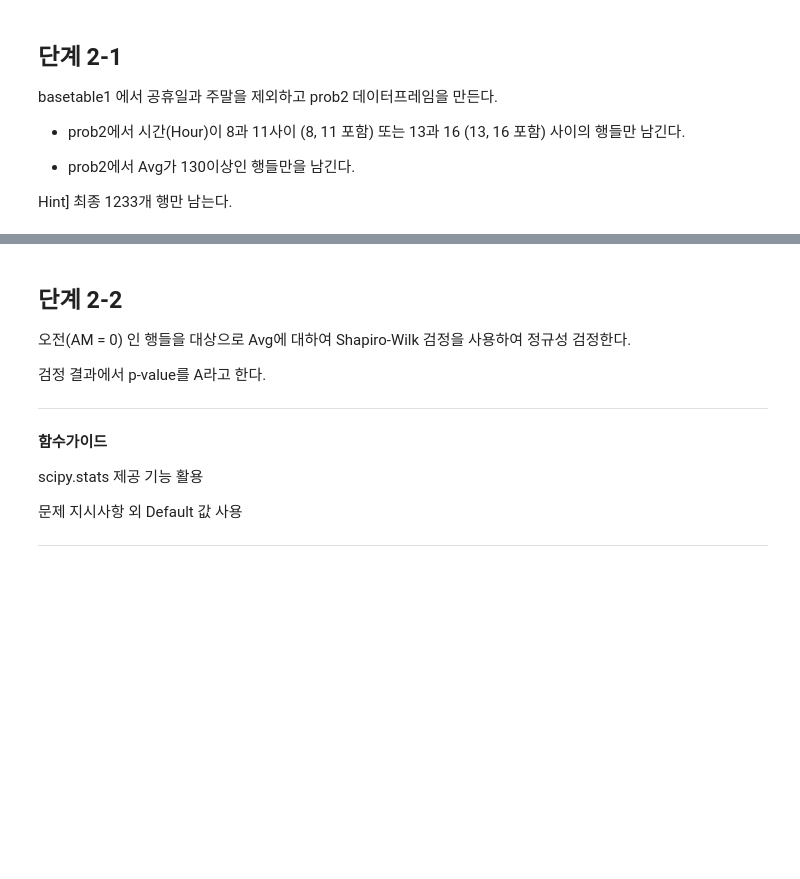
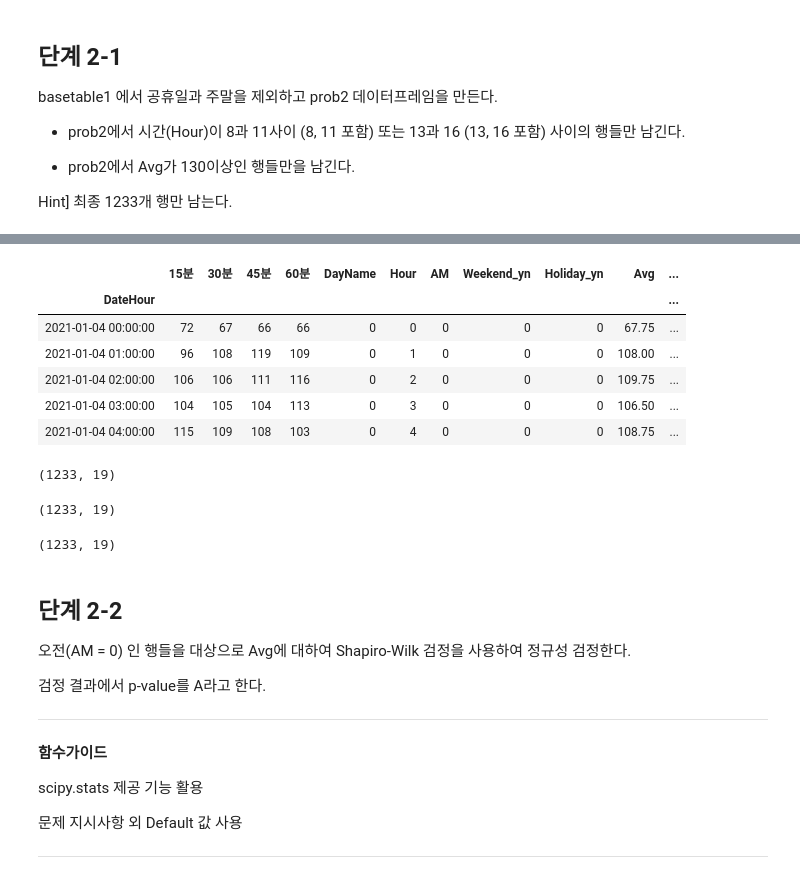
Before and after one commit to sunkusun9/DS_lv3_2410_2, a Jupyter notebook: sec_ds_lv3_prob3_prob.ipynb, the cells around one changed output, grey strips where cells are left out. Saved outputs shown, nothing was run; the diff lists cells and outputs as text; code cells hidden in the pictures; blank space fills up the shorter version.

```diff
--- a/sec_ds_lv3_prob3_prob.ipynb
+++ b/sec_ds_lv3_prob3_prob.ipynb
@@ -835,3 +846,55 @@ Hint] 최종 1233개 행만 남는다.
+# %%
+# 첫번째 필터링 방법 2
+df_prob2 = df_basetable1.loc[
+    ~(df_basetable1[['Weekend_yn', 'Holiday_yn']] == 1).any(axis=1)
+]
+df_prob2.head()
+# %% [output]
+|  | 15분 | 30분 | 45분 | 60분 | DayName | Hour | AM | Weekend_yn | Holiday_yn | Avg | ... |
+| DateHour |  |  |  |  |  |  |  |  |  |  | ... |
+| 2021-01-04 00:00:00 | 72 | 67 | 66 | 66 | 0 | 0 | 0 | 0 | 0 | 67.75 | ... |
+| 2021-01-04 01:00:00 | 96 | 108 | 119 | 109 | 0 | 1 | 0 | 0 | 0 | 108.00 | ... |
+| 2021-01-04 02:00:00 | 106 | 106 | 111 | 116 | 0 | 2 | 0 | 0 | 0 | 109.75 | ... |
+| 2021-01-04 03:00:00 | 104 | 105 | 104 | 113 | 0 | 3 | 0 | 0 | 0 | 106.50 | ... |
+| 2021-01-04 04:00:00 | 115 | 109 | 108 | 103 | 0 | 4 | 0 | 0 | 0 | 108.75 | ... |
+# %%
+# 두번째 필터링 방법 1
+# prob2에서 시간(Hour)이 8과 11사이 (8, 11 포함) 또는 13과 16 (13, 16 포함) 사이의 행들만 남긴다.
+# prob2에서 Avg가 130이상인 행들만을 남긴다.
+df_prob2 = df_prob2.query('((Hour >= 8 and Hour <= 11) or (Hour >= 13 and Hour <= 16)) and (Avg >= 130)')
+df_prob2.shape
+# %% [output]
+(1233, 19)
+# %%
+# 두번째 필터링 방법 2
+# prob2에서 시간(Hour)이 8과 11사이 (8, 11 포함) 또는 13과 16 (13, 16 포함) 사이의 행들만 남긴다.
+# prob2에서 Avg가 130이상인 행들만을 남긴다.
+df_prob2 = df_prob2.loc[
+    (
+        (df_prob2['Hour'] >= 8) & (df_prob2['Hour'] <= 11)) |\
+        ((df_prob2['Hour'] >= 13) & (df_prob2['Hour'] <= 16)
+    ) & (
+        df_prob2['Avg'] >= 130
+    )
+]
+df_prob2.shape
+# %% [output]
+(1233, 19)
+# %%
+# 두번째 필터링 방법 2-1
+# prob2에서 시간(Hour)이 8과 11사이 (8, 11 포함) 또는 13과 16 (13, 16 포함) 사이의 행들만 남긴다.
+# prob2에서 Avg가 130이상인 행들만을 남긴다.
+df_prob2 = df_prob2.loc[
+    (
+        df_prob2['Hour'].between(8, 11, inclusive=True) |\
+        df_prob2['Hour'].between(13, 16, inclusive=True)
+    ) & (
+        df_prob2['Avg'] >= 130
+    )
+]
+df_prob2.shape
+# %% [output]
+(1233, 19)
 # %% [markdown]
 ## 단계 2-2
 
```
Also changed, not shown: parts of 88 cells of this notebook.
